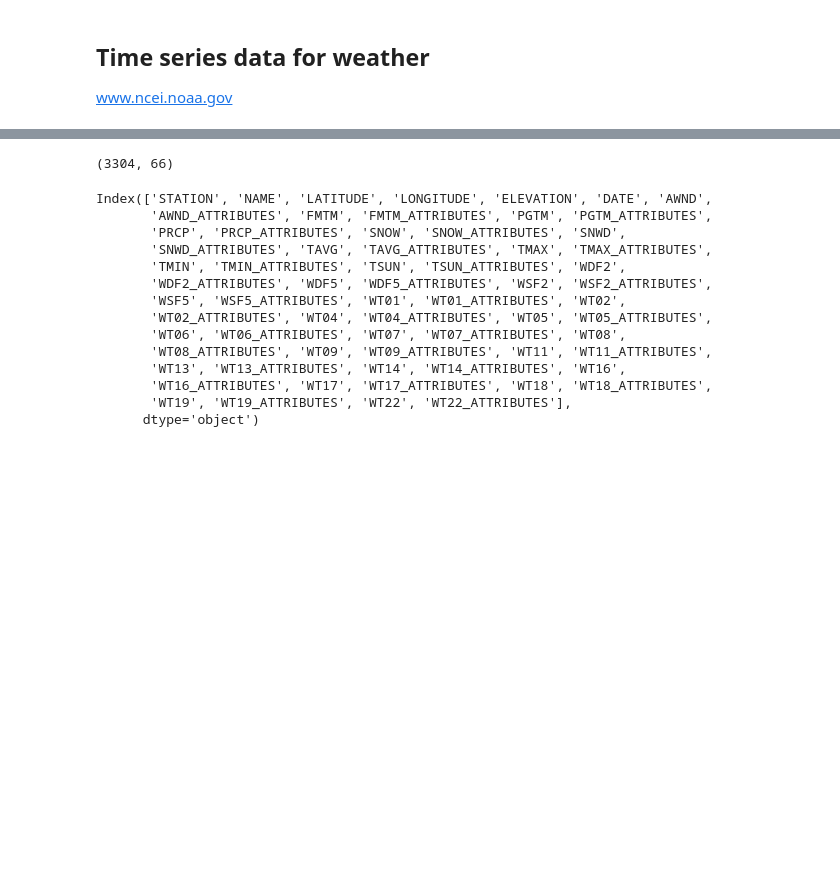
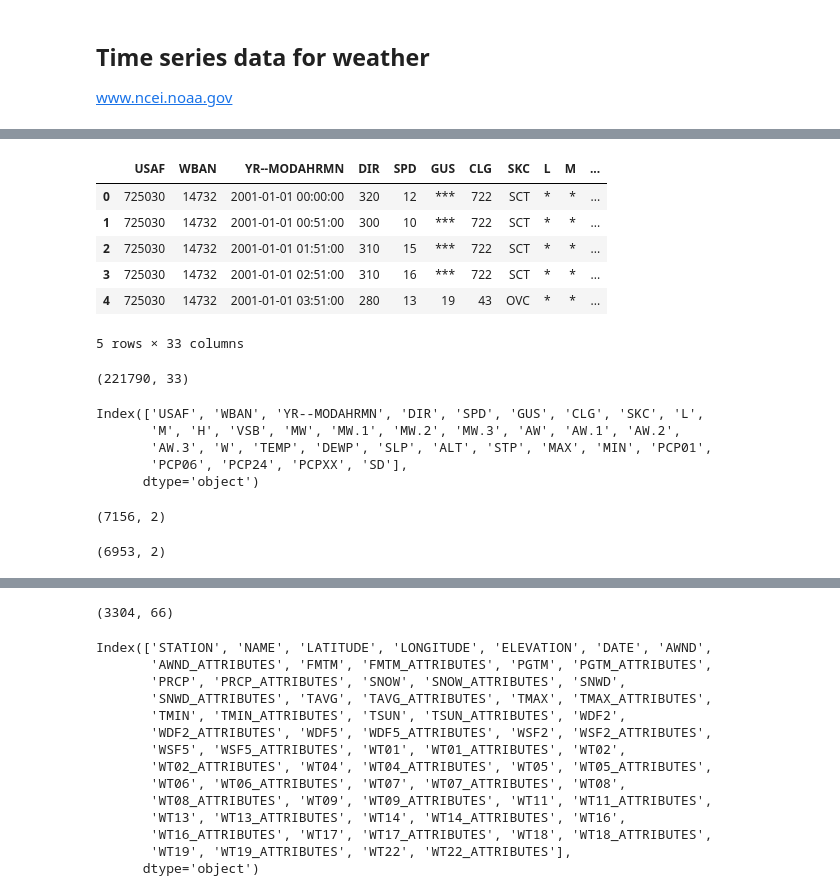
Before and after one commit to xingliuUT/battery_planner, a Jupyter notebook: read_weather_data.ipynb, the cells around one changed output, grey strips where cells are left out. Saved outputs shown, nothing was run; the diff lists cells and outputs as text; code cells hidden in the pictures; blank space fills up the shorter version.

```diff
--- a/read_weather_data.ipynb
+++ b/read_weather_data.ipynb
@@ -6,0 +35,22 @@ import pandas as pd
+# %%
+df_hourly.head()
+# %% [output]
+|  | USAF | WBAN | YR--MODAHRMN | DIR | SPD | GUS | CLG | SKC | L | M | ... |
+| 0 | 725030 | 14732 | 2001-01-01 00:00:00 | 320 | 12 | *** | 722 | SCT | * | * | ... |
+| 1 | 725030 | 14732 | 2001-01-01 00:51:00 | 300 | 10 | *** | 722 | SCT | * | * | ... |
+| 2 | 725030 | 14732 | 2001-01-01 01:51:00 | 310 | 15 | *** | 722 | SCT | * | * | ... |
+| 3 | 725030 | 14732 | 2001-01-01 02:51:00 | 310 | 16 | *** | 722 | SCT | * | * | ... |
+| 4 | 725030 | 14732 | 2001-01-01 03:51:00 | 280 | 13 | 19 | 43 | OVC | * | * | ... |
+5 rows × 33 columns
+# %%
+df_hourly.shape
+# %% [output]
+(221790, 33)
+# %%
+df_hourly.columns
+# %% [output]
+Index(['USAF', 'WBAN', 'YR--MODAHRMN', 'DIR', 'SPD', 'GUS', 'CLG', 'SKC', 'L',
+       'M', 'H', 'VSB', 'MW', 'MW.1', 'MW.2', 'MW.3', 'AW', 'AW.1', 'AW.2',
+       'AW.3', 'W', 'TEMP', 'DEWP', 'SLP', 'ALT', 'STP', 'MAX', 'MIN', 'PCP01',
+       'PCP06', 'PCP24', 'PCPXX', 'SD'],
+      dtype='object')
@@ -6,0 +61,4 @@ import pandas as pd
+# %%
+df2017_hourly.shape
+# %% [output]
+(7156, 2)
@@ -6,0 +67,4 @@ import pandas as pd
+# %%
+df2017_hourly.shape
+# %% [output]
+(6953, 2)
```
Also changed, not shown: parts of 19 cells of this notebook, 1 other file.
